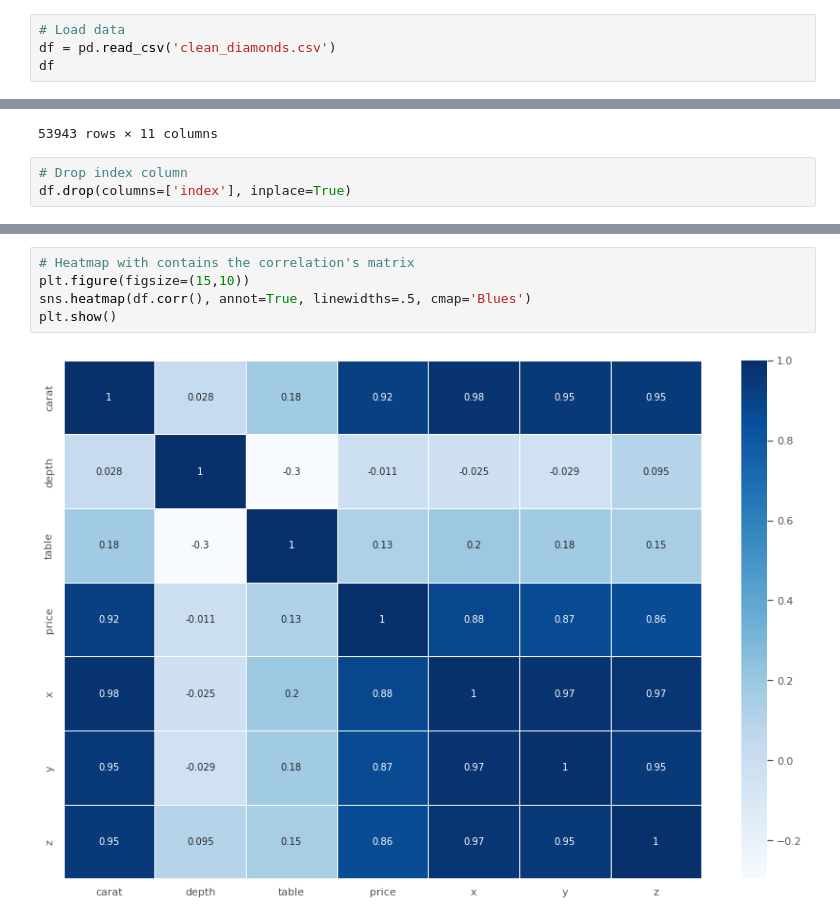
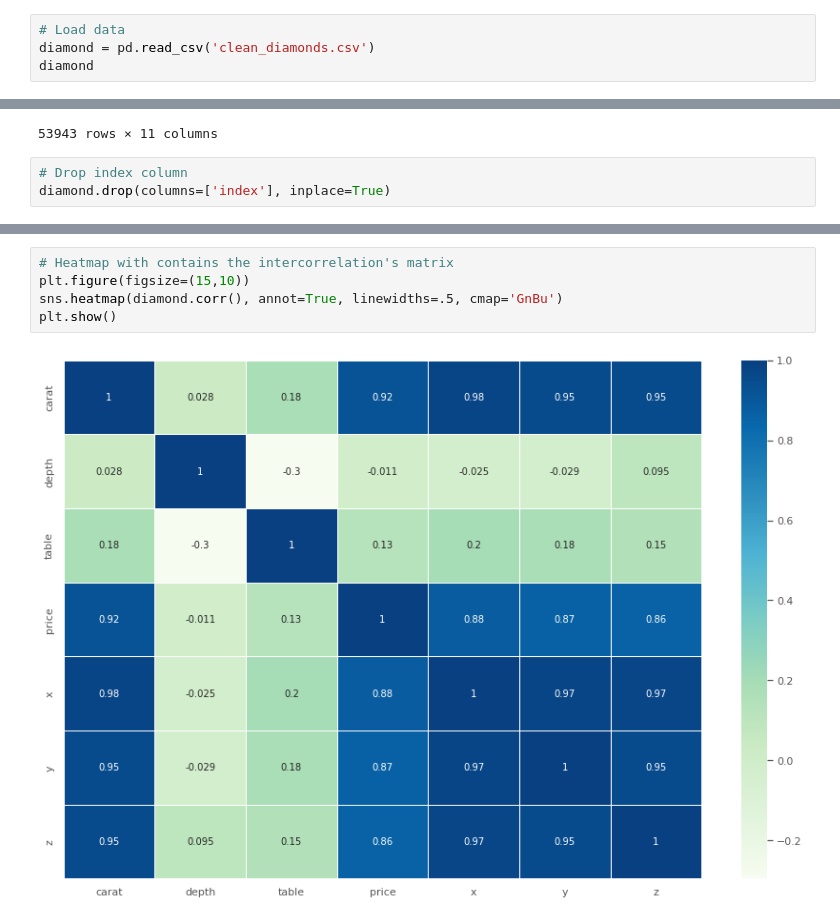
Before and after one commit to francoalarcon00/Diamond-Project, a Jupyter notebook: data_analysis.ipynb, the cells around one changed output, grey strips where cells are left out. Saved outputs shown, nothing was run; the diff lists cells and outputs as text.

```diff
--- a/data_analysis.ipynb
+++ b/data_analysis.ipynb
@@ -11,8 +11,8 @@ import warnings
 warnings.filterwarnings('ignore')
 # %%
 # Load data
-df = pd.read_csv('clean_diamonds.csv')
-df
+diamond = pd.read_csv('clean_diamonds.csv')
+diamond
 # %% [output]
 |  | index | carat | cut | color | clarity | depth | table | price | x | y | z |
 | 0 | 0 | 0.23 | Ideal | E | SI2 | 61.5 | 55.0 | 326 | 3.95 | 3.98 | 2.43 |
@@ -29,6 +29,6 @@ df
 53943 rows × 11 columns
 # %%
 # Drop index column
-df.drop(columns=['index'], inplace=True)
+diamond.drop(columns=['index'], inplace=True)
 # %%
 # Shows general information about dataset
@@ -232,9 +232,9 @@ plt.show()
 z  53943.0  3.53873  0.705679  0.0  2.91  3.53  4.04  31.8
 [figure]
 # %%
-# Heatmap with contains the correlation's matrix
+# Heatmap with contains the intercorrelation's matrix
 plt.figure(figsize=(15,10))
-sns.heatmap(df.corr(), annot=True, linewidths=.5, cmap='Blues')
+sns.heatmap(diamond.corr(), annot=True, linewidths=.5, cmap='GnBu')
 plt.show()
 # %% [output]
-[figure, old version]
+[figure, new version]
```
Also changed, not shown: parts of 11 cells of this notebook.
